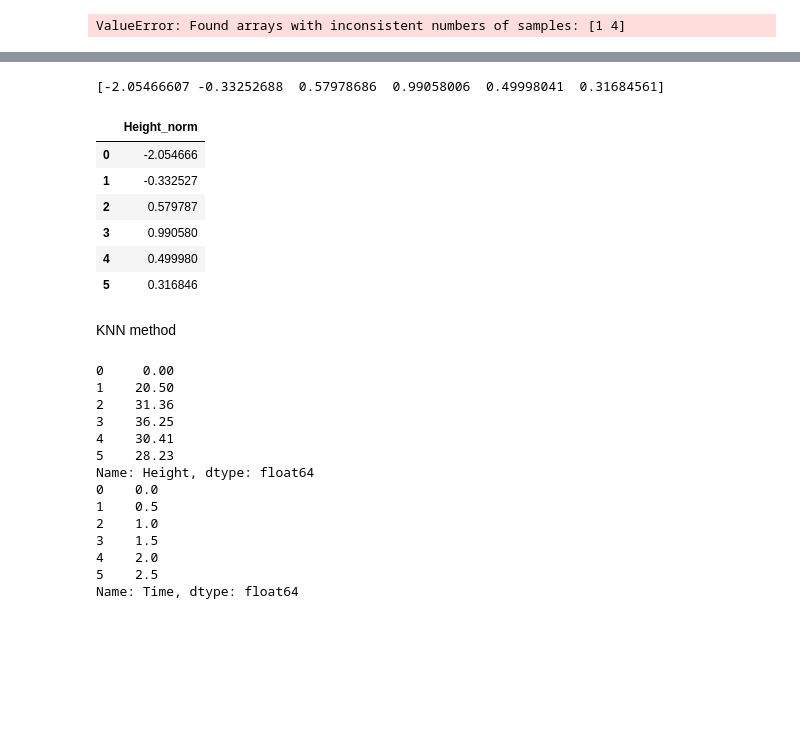
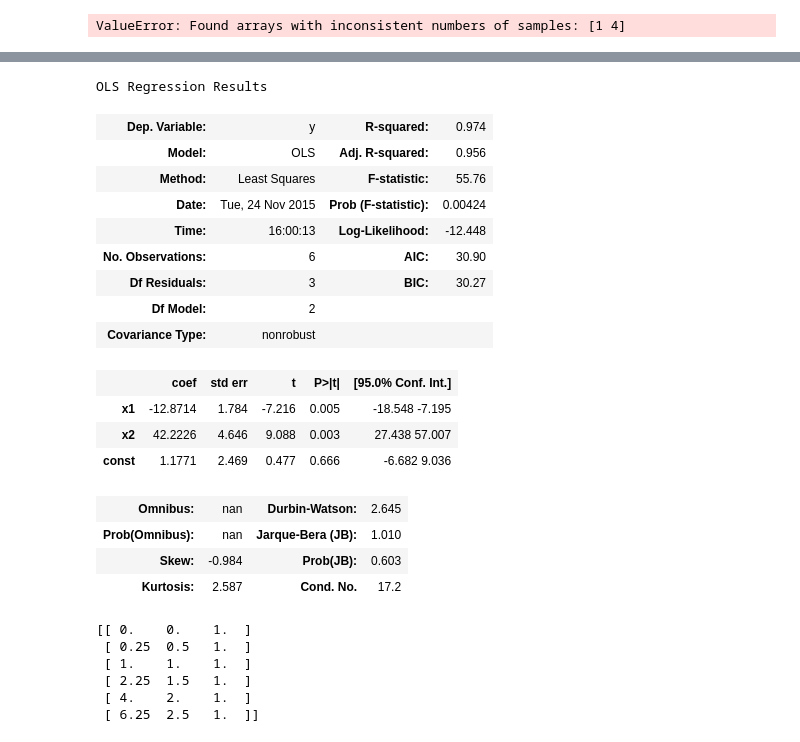
Before and after one commit to pooja-rao/DAT_SF_18, a Jupyter notebook: homework/HomeWork4/HomeWork4_Pooja.ipynb, the cells around one changed output, grey strips where cells are left out. Cells and saved outputs as stored; diff of their text form; code cells hidden in the pictures; blank space fills up the shorter version.

```diff
--- a/homework/HomeWork4/HomeWork4_Pooja.ipynb
+++ b/homework/HomeWork4/HomeWork4_Pooja.ipynb
@@ -53,0 +113,12 @@ df_norm = scaler.fit_transform(features) #height is the feature and time is what
+# %%
+#Quadratic
+X = np.c_[x**2,x, np.ones(len(x))]
+results = sm.OLS(height, X).fit()
+
+p = figure(title='Blue = True; Red = OLS; Green = hits ground',x_axis_label='Time', y_axis_label='Height')
+p.circle(x, y, size=8,color='blue')
+
+xx = np.linspace(0,10,100)
+p.line(xx, results.predict(np.vander(xx,3)), color='red')
+p.circle(3.3,0,size = 10, color="green")
+show(p)
@@ -54,35 +127,30 @@ df_norm = scaler.fit_transform(features) #height is the feature and time is what
+# %%
+results.summary()
+# %% [output]
+OLS Regression Results
+| Dep. Variable: | y | R-squared: | 0.974 |
+| Model: | OLS | Adj. R-squared: | 0.956 |
+| Method: | Least Squares | F-statistic: | 55.76 |
+| Date: | Tue, 24 Nov 2015 | Prob (F-statistic): | 0.00424 |
+| Time: | 16:00:13 | Log-Likelihood: | -12.448 |
+| No. Observations: | 6 | AIC: | 30.90 |
+| Df Residuals: | 3 | BIC: | 30.27 |
+| Df Model: | 2 |  |  |
+| Covariance Type: | nonrobust |  |  |
+|  | coef | std err | t | P>|t| | [95.0% Conf. Int.] |
+| x1 | -12.8714 | 1.784 | -7.216 | 0.005 | -18.548 -7.195 |
+| x2 | 42.2226 | 4.646 | 9.088 | 0.003 | 27.438 57.007 |
+| const | 1.1771 | 2.469 | 0.477 | 0.666 | -6.682 9.036 |
+| Omnibus: | nan | Durbin-Watson: | 2.645 |
+| Prob(Omnibus): | nan | Jarque-Bera (JB): | 1.010 |
+| Skew: | -0.984 | Prob(JB): | 0.603 |
+| Kurtosis: | 2.587 | Cond. No. | 17.2 |
 # %%
-print df_norm
+print X
 # %% [output]
-[-2.05466607 -0.33252688  0.57978686  0.99058006  0.49998041  0.31684561]
+[[ 0.    0.    1.  ]
+ [ 0.25  0.5   1.  ]
+ [ 1.    1.    1.  ]
+ [ 2.25  1.5   1.  ]
+ [ 4.    2.    1.  ]
+ [ 6.25  2.5   1.  ]]
-# %%
-#Normalized height
-pd.DataFrame(df_norm, columns=['Height_norm'])
-# %% [output]
-|  | Height_norm |
-| 0 | -2.054666 |
-| 1 | -0.332527 |
-| 2 | 0.579787 |
-| 3 | 0.990580 |
-| 4 | 0.499980 |
-| 5 | 0.316846 |
-# %% [markdown]
-KNN method
-# %%
-print features
-print target
-# %% [output]
-0     0.00
-1    20.50
-2    31.36
-3    36.25
-4    30.41
-5    28.23
-Name: Height, dtype: float64
-0    0.0
-1    0.5
-2    1.0
-3    1.5
-4    2.0
-5    2.5
-Name: Time, dtype: float64
```
Also changed, not shown: parts of 10 cells of this notebook.
